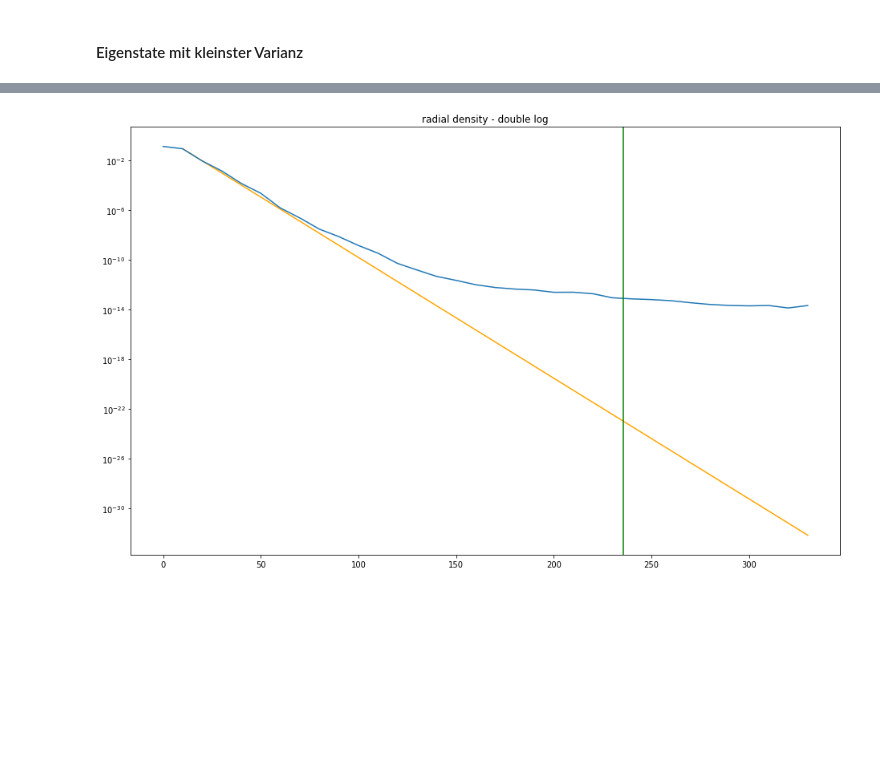
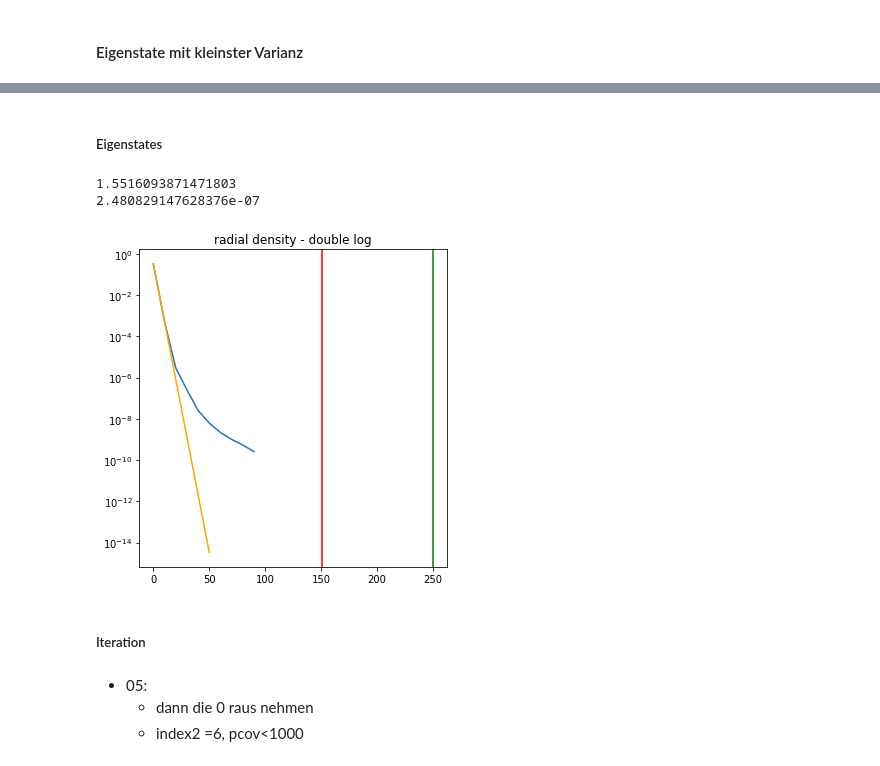
Before and after one commit to Jilinger/Paper, a Jupyter notebook: Verlauf_Eigenstates.ipynb, the cells around one changed output, grey strips where cells are left out. Cells and saved outputs as stored; diff of their text form; code cells hidden in the pictures; blank space fills up the shorter version.

```diff
--- a/Verlauf_Eigenstates.ipynb
+++ b/Verlauf_Eigenstates.ipynb
@@ -872,12 +805,12 @@ def plot_all_eigenstates(pr_2,ratio):
 # %%
 global number_atoms
 global radius
-coupling_constant= 3*10**9  #stärke der nachbarwechselwirkung
+coupling_constant= 2.72*10**9  #stärke der nachbarwechselwirkung
 
 #Parameter:
 number_atoms=2000
 density= 0.05
-r_b = 5
+r_b = 2.5
 radius = (np.sqrt(number_atoms*r_b**2/density))
 
 t1=np.arange(0,10**-7,10**-8)[:10]
@@ -887,7 +820,7 @@ t4=np.arange(10**-4,10**-3,10**-5)[:90]
 
 global times
 time_array=np.concatenate((t1,t2,t3,t4),axis=0)
-#t=np.logspace(-8,-3,289)
+time_array=np.logspace(-8,-3,10)
 
 
 global angeregt
@@ -907,11 +840,10 @@ print()
 
 #atoms_file = open("files/atoms_array.npy","rb")
 #vorher=np.load(atoms_file)
-vorher =[]
 
 if not coords:           #one can choose the atom, which should be excited, by clicking on it
     start = time.time()
-    atoms_array = produce_atoms(number_atoms, radius, r_b,vorher)
+    atoms_array = produce_atoms(number_atoms, radius, r_b)
     atoms_file = open("files/atoms_array.npy","wb")
     np.save(atoms_file,atoms_array)
     print("Time for Erzeugung: "+'{:5.3f}s'.format(time.time()-start))
@@ -1072,13 +1012,13 @@ def find_good_eigenstate():
 # %% [markdown]
 #### Generate new condiguration
 # %%
-number_atoms=5000
-density= 0.45
-r_b = 5
+number_atoms=2000
+density= 0.1
+r_b = 2.5
 radius = (np.sqrt(number_atoms*r_b**2/density))
 print(radius)
 
-atoms_array = produce_atoms(number_atoms, radius, r_b,vorher)
+atoms_array = produce_atoms(number_atoms, radius, r_b)
 atoms_file = open("files/atoms_array.npy","wb")
 np.save(atoms_file,atoms_array)
 eigenvalues, eigenvectors = generate_hamiltonian(atoms_array)
@@ -1280,25 +1298,38 @@ def e_func (x,a,L):
+# %% [markdown]
+##### Eigenstates
 # %%
 dr_corr=10
-p_eigenstate, density_eig, schwerpunkt,max_abstand = one_eigenstate((0),dr_corr)
+index=-1
+p_eigenstate, density_eig_atoms, schwerpunkt,max_abstand = one_eigenstate(0,dr_corr,index)
 # %%
-x1=np.arange(0,int(max_abstand),dr_corr)
-x=np.arange(0, max_abstand,dr_corr)
-fig, axes = plt.subplots(1,1,figsize=(13,8))  # 2 rows, 2 columns
+x1=np.arange(0,int(max_abstand),dr_corr)[:index]
+
+fig, axes = plt.subplots(1,1,figsize=(5,5))  # 2 rows, 2 columns
 plt.tight_layout()
-plt.subplots_adjust(wspace=0.2, hspace=0.3)
+axes.plot(x1,density_eig_atoms)
+
+index2=6
+x_fit=x1[:index2]
+
+popt,pcov = curve_fit(e_func,x_fit,density_eig_atoms[:index2], maxfev=5000)
+axes.plot(x_fit,e_func(x_fit,*popt), color="orange")
+
+axes.set_title("radial density - double log")
 
 
-
-
-popt,pcov = curve_fit(e_func,x1[1:],density_eig[1:])
-axes.plot(x1[1:],e_func(x1[1:],*popt), color="orange")
-
-
-axes.set_title("radial density - double log")
-axes.plot(x1,density_eig)
-
 axes.set_yscale("log")
+#axes.set_xscale("log")
 axes.axvline(radius, color="green");
-#axes.plot(x,poly_func(x,10000,-6))
+axes.axvline(np.linalg.norm(schwerpunkt), color="red");
+print(popt[1])
+print(pcov[1,1])
 # %% [output]
+1.5516093871471803
+2.480829147628376e-07
-[figure, old version]
+[figure, new version]
+# %% [markdown]
+##### Iteration
+# %% [markdown]
+- 05:
+    - dann die 0 raus nehmen
+    - index2 =6, pcov<1000
```
Also changed, not shown: parts of 32 cells of this notebook, 7 other files.
